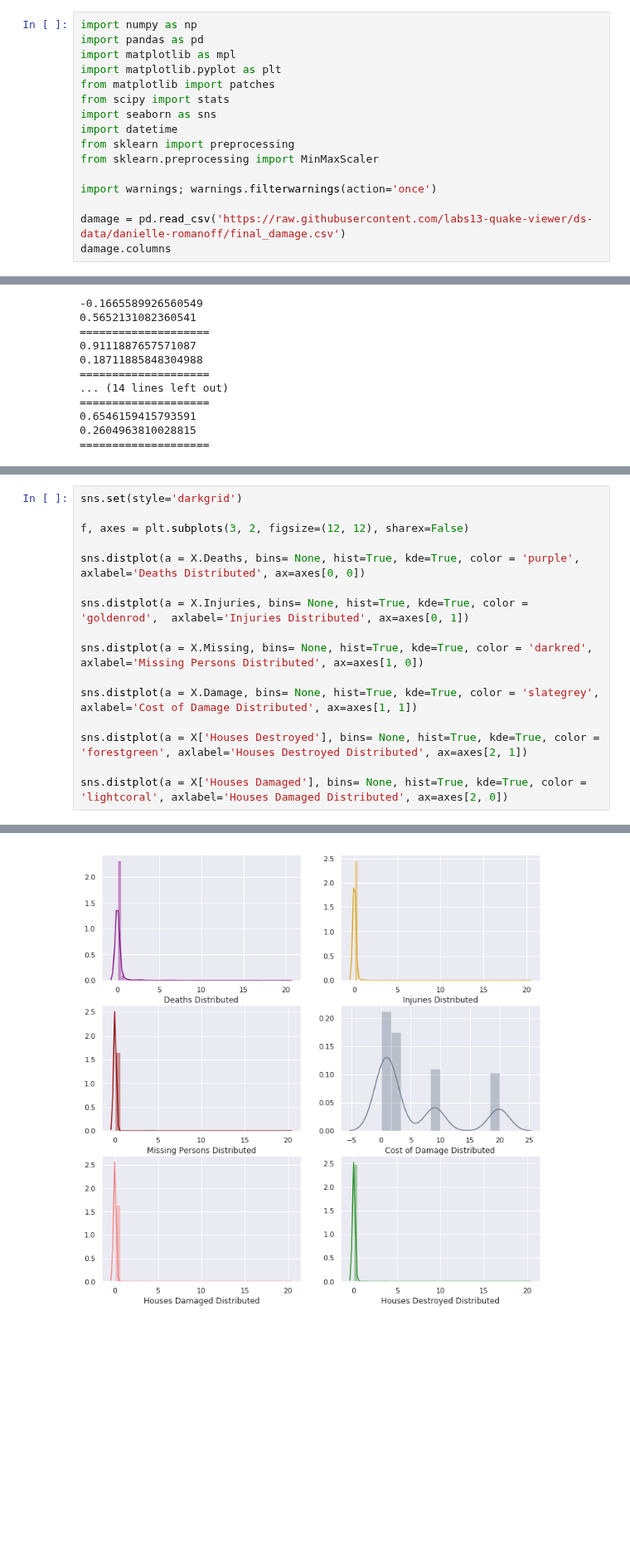
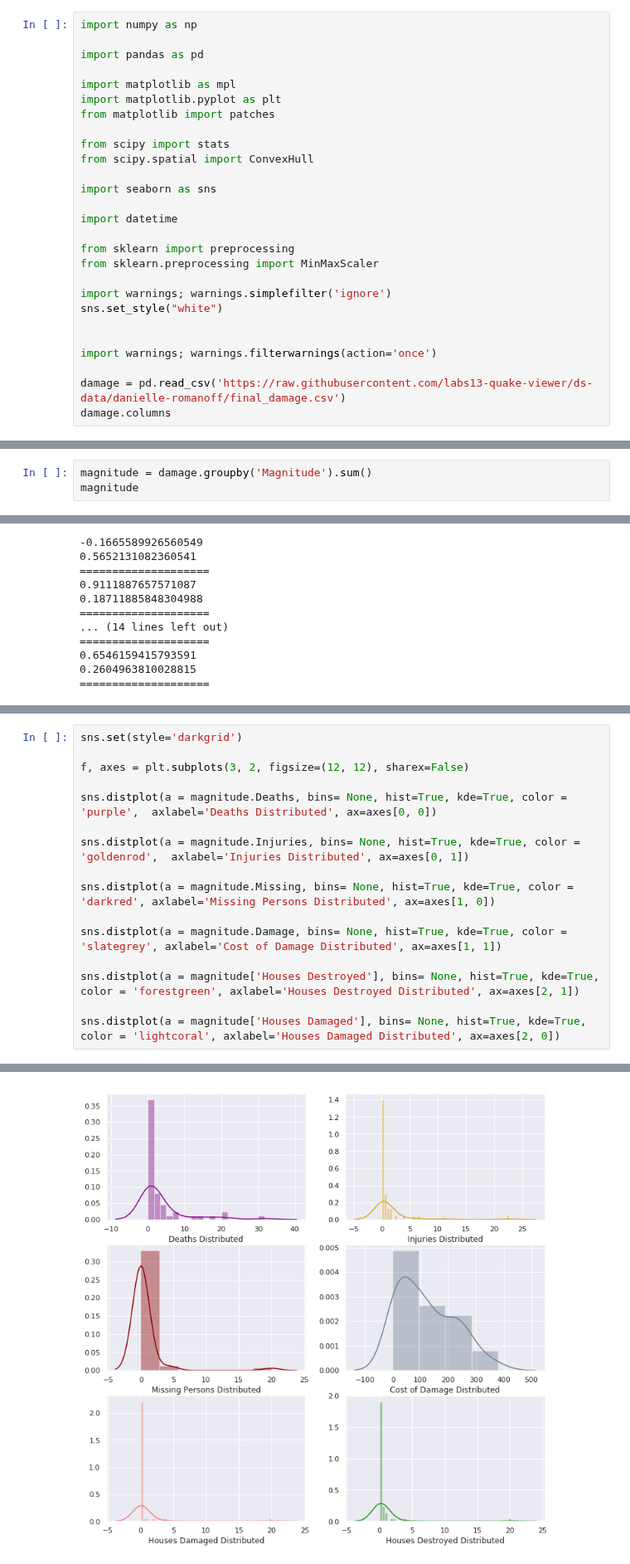
Before and after one commit to labs13-quake-viewer/ds-notebooks, a Jupyter notebook: Plots.ipynb, the cells around one changed output, grey strips where cells are left out. Shown at 83% size. Cells and saved outputs as stored; diff of their text form; blank space fills up the shorter version.

```diff
--- a/Plots.ipynb
+++ b/Plots.ipynb
@@ -1,14 +1,25 @@
 # %%
 import numpy as np
+
 import pandas as pd
+
 import matplotlib as mpl
 import matplotlib.pyplot as plt
 from matplotlib import patches
+
 from scipy import stats
+from scipy.spatial import ConvexHull
+
 import seaborn as sns
+
 import datetime
+
 from sklearn import preprocessing
 from sklearn.preprocessing import MinMaxScaler
+
+import warnings; warnings.simplefilter('ignore')
+sns.set_style("white")
+
 
 import warnings; warnings.filterwarnings(action='once')
 
@@ -68,0 +92,3 @@ damage.groupby('Tsunami').sum()
+# %%
+magnitude = damage.groupby('Magnitude').sum()
+magnitude
@@ -155,19 +222,19 @@ Ttest_indResult(statistic=1.2679482867088234, pvalue=0.20508159384156946)
 # %%
 sns.set(style='darkgrid')
 
 f, axes = plt.subplots(3, 2, figsize=(12, 12), sharex=False)
 
-sns.distplot(a = X.Deaths, bins= None, hist=True, kde=True, color = 'purple',  axlabel='Deaths Distributed', ax=axes[0, 0])
+sns.distplot(a = magnitude.Deaths, bins= None, hist=True, kde=True, color = 'purple',  axlabel='Deaths Distributed', ax=axes[0, 0])
 
-sns.distplot(a = X.Injuries, bins= None, hist=True, kde=True, color = 'goldenrod',  axlabel='Injuries Distributed', ax=axes[0, 1])
+sns.distplot(a = magnitude.Injuries, bins= None, hist=True, kde=True, color = 'goldenrod',  axlabel='Injuries Distributed', ax=axes[0, 1])
 
-sns.distplot(a = X.Missing, bins= None, hist=True, kde=True, color = 'darkred', axlabel='Missing Persons Distributed', ax=axes[1, 0])
+sns.distplot(a = magnitude.Missing, bins= None, hist=True, kde=True, color = 'darkred', axlabel='Missing Persons Distributed', ax=axes[1, 0])
 
-sns.distplot(a = X.Damage, bins= None, hist=True, kde=True, color = 'slategrey', axlabel='Cost of Damage Distributed', ax=axes[1, 1])
+sns.distplot(a = magnitude.Damage, bins= None, hist=True, kde=True, color = 'slategrey', axlabel='Cost of Damage Distributed', ax=axes[1, 1])
 
-sns.distplot(a = X['Houses Destroyed'], bins= None, hist=True, kde=True, color = 'forestgreen', axlabel='Houses Destroyed Distributed', ax=axes[2, 1])
+sns.distplot(a = magnitude['Houses Destroyed'], bins= None, hist=True, kde=True, color = 'forestgreen', axlabel='Houses Destroyed Distributed', ax=axes[2, 1])
 
-sns.distplot(a = X['Houses Damaged'], bins= None, hist=True, kde=True, color = 'lightcoral', axlabel='Houses Damaged Distributed', ax=axes[2, 0])
+sns.distplot(a = magnitude['Houses Damaged'], bins= None, hist=True, kde=True, color = 'lightcoral', axlabel='Houses Damaged Distributed', ax=axes[2, 0])
 # %% [output]
 <matplotlib.axes._subplots.AxesSubplot at 0x...>
-[figure, old version]
+[figure, new version]
```
Also changed, not shown: parts of 16 cells of this notebook.
